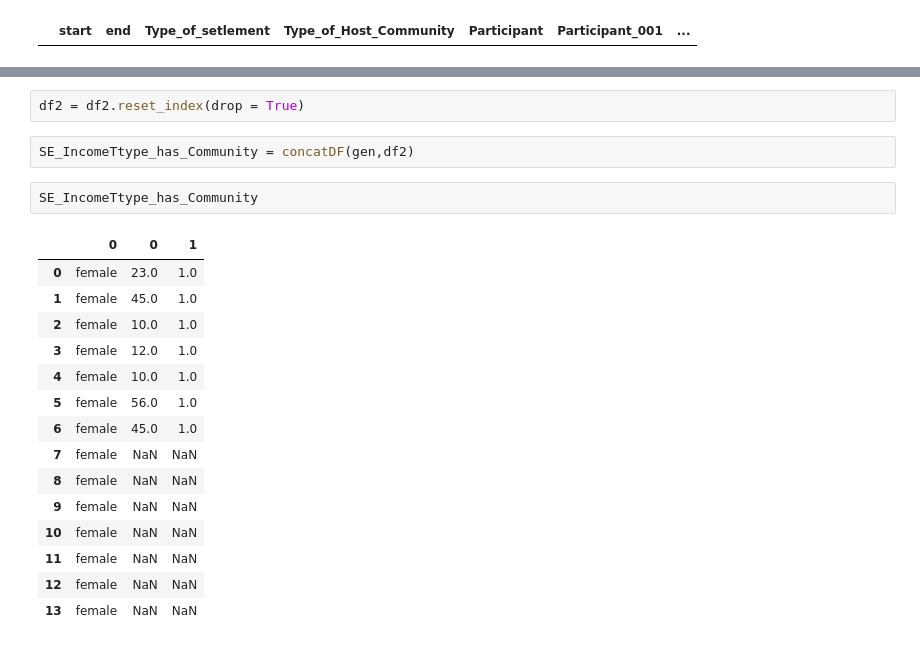
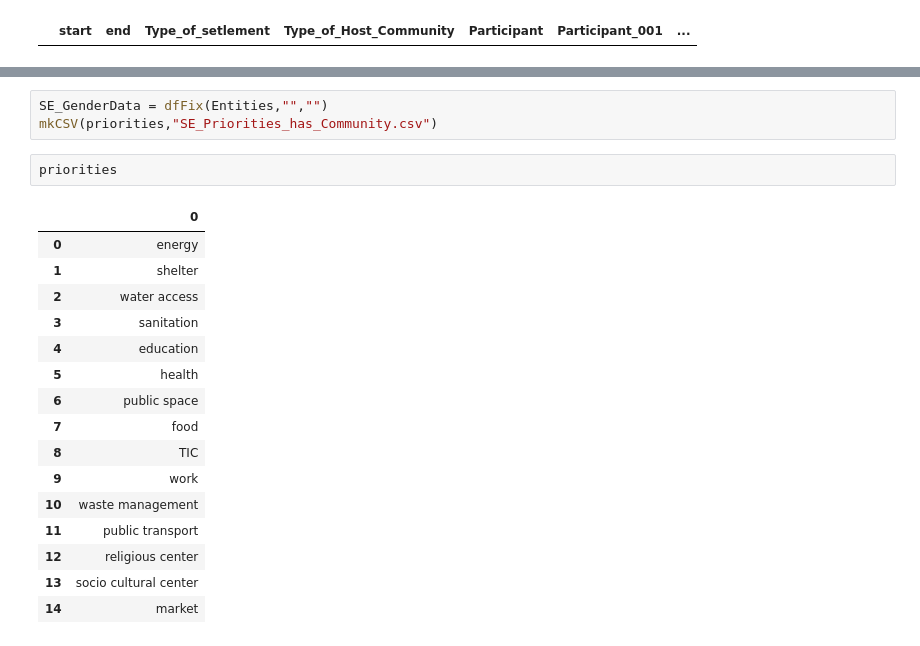
Before and after one commit to guillermosanchezg/NAUTIA, a Jupyter notebook: DesarrolloPy/NotebookTransform.ipynb, the cells around one changed output, grey strips where cells are left out. Saved outputs shown, nothing was run; the diff lists cells and outputs as text.

```diff
--- a/DesarrolloPy/NotebookTransform.ipynb
+++ b/DesarrolloPy/NotebookTransform.ipynb
@@ -164,22 +90,22 @@ df2
-# %%
-df2 = df2.reset_index(drop = True)
-# %%
-SE_IncomeTtype_has_Community = concatDF(gen,df2)
-# %%
-SE_IncomeTtype_has_Community
-# %% [output]
-|  | 0 | 0 | 1 |
-| 0 | female | 23.0 | 1.0 |
-| 1 | female | 45.0 | 1.0 |
-| 2 | female | 10.0 | 1.0 |
-| 3 | female | 12.0 | 1.0 |
-| 4 | female | 10.0 | 1.0 |
-| 5 | female | 56.0 | 1.0 |
-| 6 | female | 45.0 | 1.0 |
-| 7 | female | NaN | NaN |
-| 8 | female | NaN | NaN |
-| 9 | female | NaN | NaN |
-| 10 | female | NaN | NaN |
-| 11 | female | NaN | NaN |
-| 12 | female | NaN | NaN |
-| 13 | female | NaN | NaN |
+# %%
+SE_GenderData = dfFix(Entities,"","")
+mkCSV(priorities,"SE_Priorities_has_Community.csv")
+# %%
+priorities
+# %% [output]
+|  | 0 |
+| 0 | energy |
+| 1 | shelter |
+| 2 | water access |
+| 3 | sanitation |
+| 4 | education |
+| 5 | health |
+| 6 | public space |
+| 7 | food |
+| 8 | TIC |
+| 9 | work |
+| 10 | waste management |
+| 11 | public transport |
+| 12 | religious center |
+| 13 | socio cultural center |
+| 14 | market |
```
Also changed, not shown: parts of 11 cells of this notebook, 5 other files.
